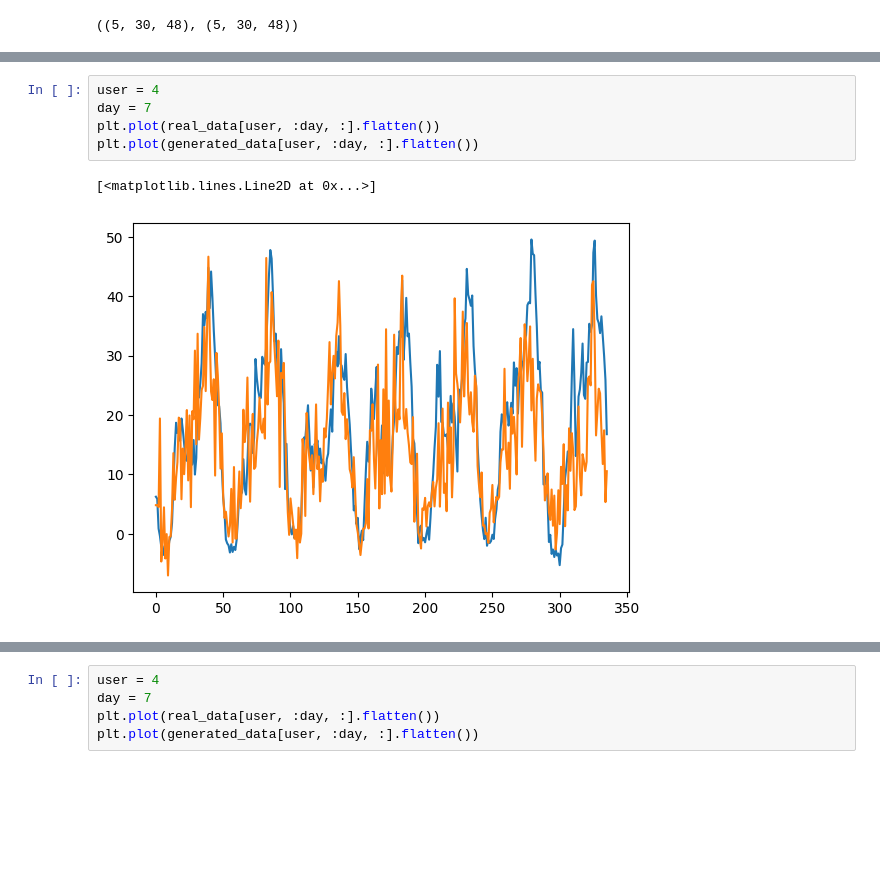
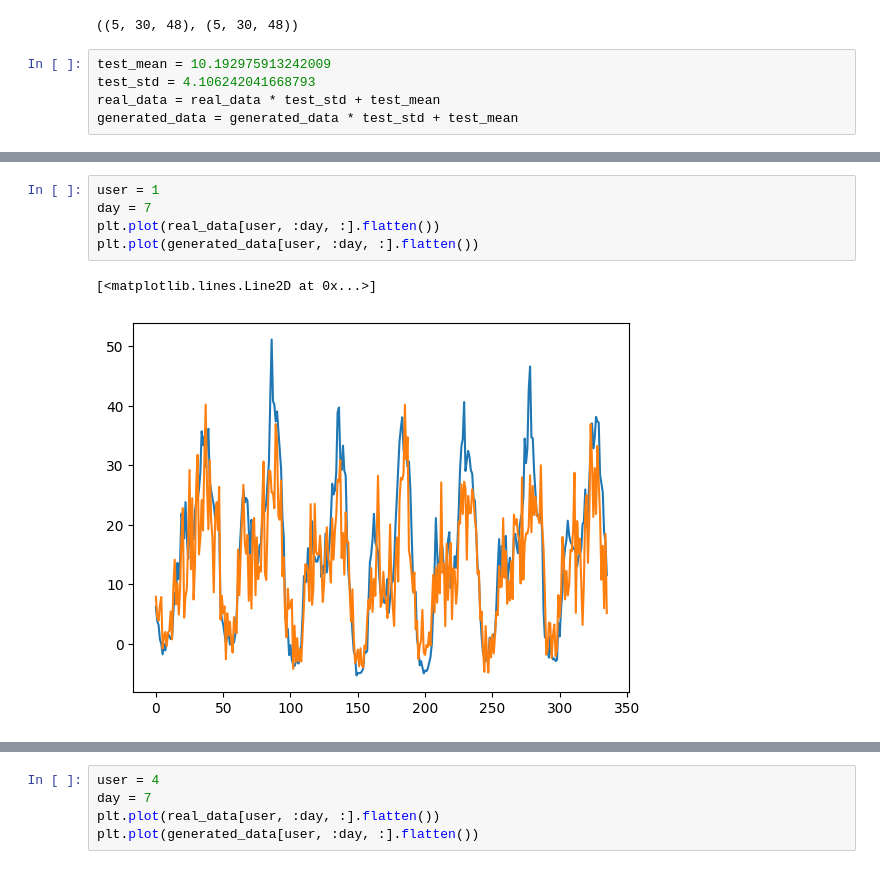
Before and after one commit to KunWang-22/Load_Generation, a Jupyter notebook: model/model.ipynb, the cells around one changed output, grey strips where cells are left out. Drawn from its saved outputs; the diff is of its cells as text; blank space fills up the shorter version.

```diff
--- a/model/model.ipynb
+++ b/model/model.ipynb
@@ -17,3 +17,8 @@ generated_data = np.load("../result/generated_data.npy")
 real_data.shape, generated_data.shape
 # %% [output]
 ((5, 30, 48), (5, 30, 48))
+# %%
+test_mean = 10.192975913242009
+test_std = 4.106242041668793
+real_data = real_data * test_std + test_mean
+generated_data = generated_data * test_std + test_mean
@@ -20,8 +38,8 @@ real_data.shape, generated_data.shape
 # %%
-user = 4
+user = 1
 day = 7
 plt.plot(real_data[user, :day, :].flatten())
 plt.plot(generated_data[user, :day, :].flatten())
 # %% [output]
 [<matplotlib.lines.Line2D at 0x...>]
-[figure, old version]
+[figure, new version]
```
Also changed, not shown: parts of 25 cells of this notebook, 9 other files.
